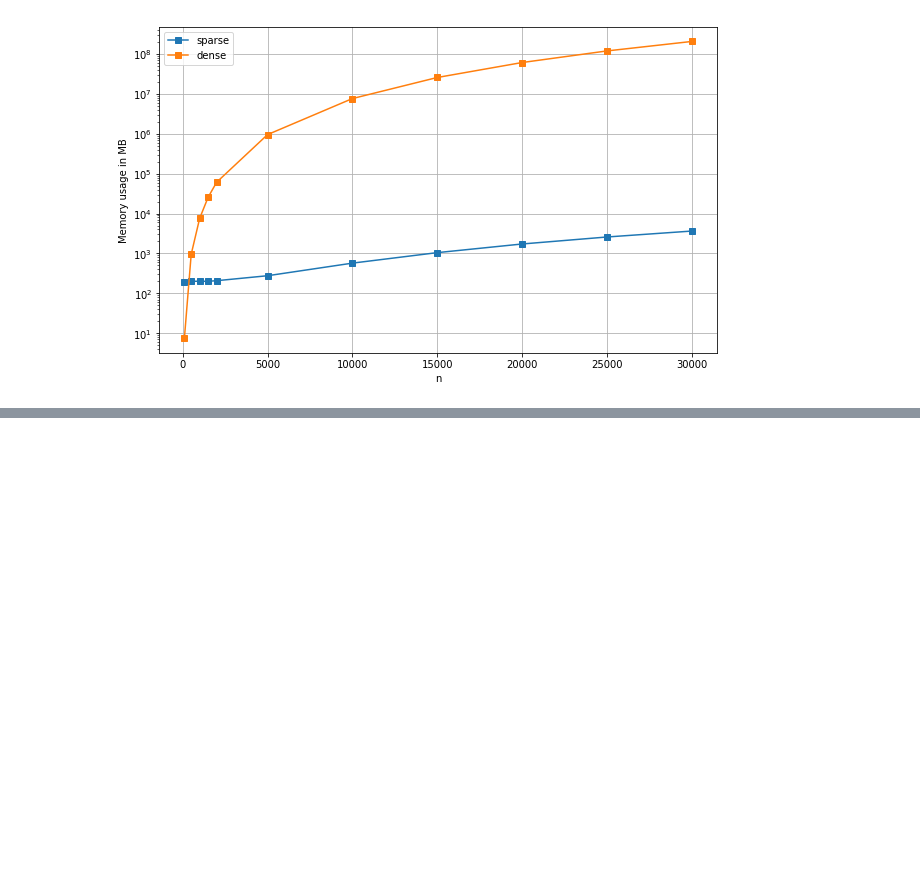
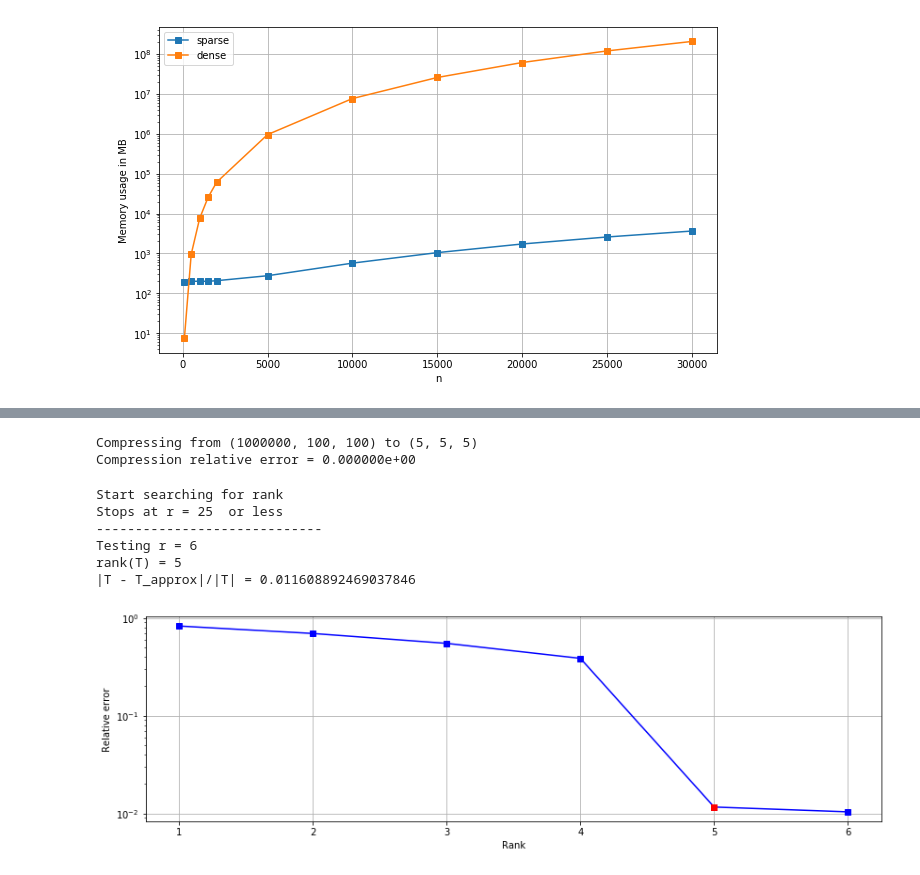
Before and after one commit to felipebottega/Tensor-Fox, a Jupyter notebook: tutorial/11-sparse_tensors.ipynb, the cells around one changed output, grey strips where cells are left out. Drawn from its saved outputs; the diff is of its cells as text; code cells hidden in the pictures; blank space fills up the shorter version.

Commit message:
Sparse tensors minor improvements.

```diff
--- a/tutorial/11-sparse_tensors.ipynb
+++ b/tutorial/11-sparse_tensors.ipynb
@@ -31,6 +33,6 @@ Here we prefer the damped Gauss-Newton method to compute the CPD, but the Tensor
 # %%
 class options:
-    display = 2
+    display = 3
     method = 'dGN'
 
 R = 6
@@ -119,0 +85,33 @@ Final results
+# %%
+# Initial variables.
+r = 5
+sqrt_nnz = 10
+nnz = sqrt_nnz**2
+dims = (1000000, nnz, nnz)
+data = np.zeros(nnz)
+idxs = np.zeros((nnz, 3), dtype=np.int64)
+
+# Create the nonzero values of T.
+data = np.zeros(nnz)
+
+# Generate a sqrt_nnz x sqrt_nnz matrix of rank r.
+M = np.random.randn(sqrt_nnz, sqrt_nnz)
+u, s, vt = np.linalg.svd(M)
+s[r:] = 0
+M = np.dot(u, np.dot(np.diag(s), vt))
+
+# Create indexes and values for T.
+t = 0
+for i in range(sqrt_nnz):
+    for j in range(sqrt_nnz):
+        idxs[t, :] = [t, i, j]
+        data[i*sqrt_nnz + j] = M[i, j]
+        t += 1
+
+# Define sparse tensor.
+T = [data, idxs, dims]
+# %%
+# Let's compute a rank-5 CPD for T. This choice of rank seems to make sense since the tensor is a matrix in some sense.
+R = 5
+options.display = 1
+factors, output = tfx.cpd(T, R, options)
@@ -119,0 +134,21 @@ Final results
+# %%
+# Compute and save the core tensor of the MLSVD.
+Tsize = np.linalg.norm(data)
+options.display = 3
+S, U, T1, sigmas, rel_error = tfx.cmpr.mlsvd(T, Tsize, R, options)
+print('Compressing from', dims, 'to', S.shape)
+print('Compression relative error = {:7e}'.format(rel_error))
+# %% [output]
+Compressing from (1000000, 100, 100) to (5, 5, 5)
+Compression relative error = 0.000000e+00
+# %%
+# Find the rank.
+final_rank, error_per_rank = tfx.rank(S)
+# %% [output]
+Start searching for rank
+Stops at r = 25  or less
+-----------------------------
+Testing r = 6
+rank(T) = 5
+|T - T_approx|/|T| = 0.011608892469037846
+[figure, added]
```
Also changed, not shown: parts of 17 cells of this notebook, 1 other file.
